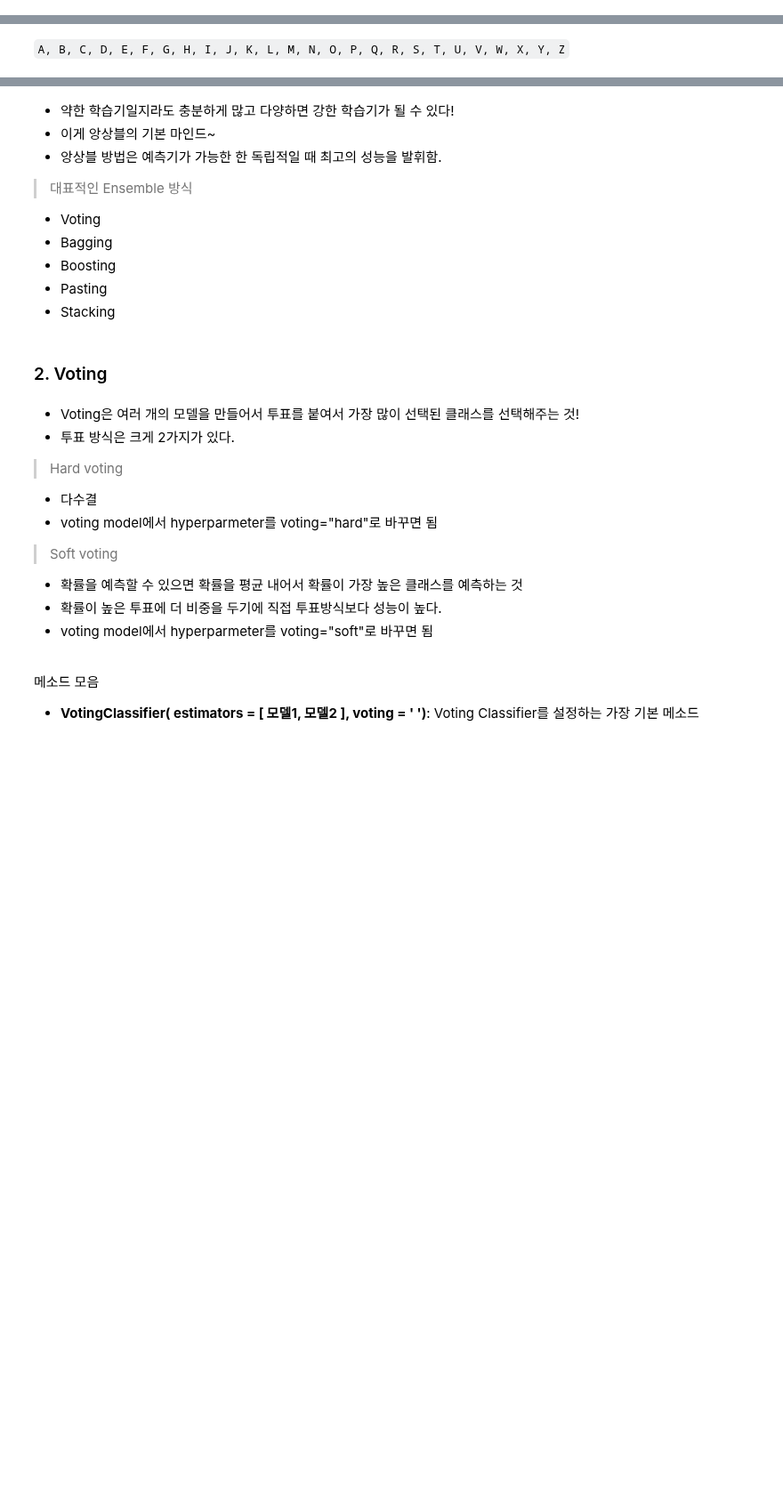
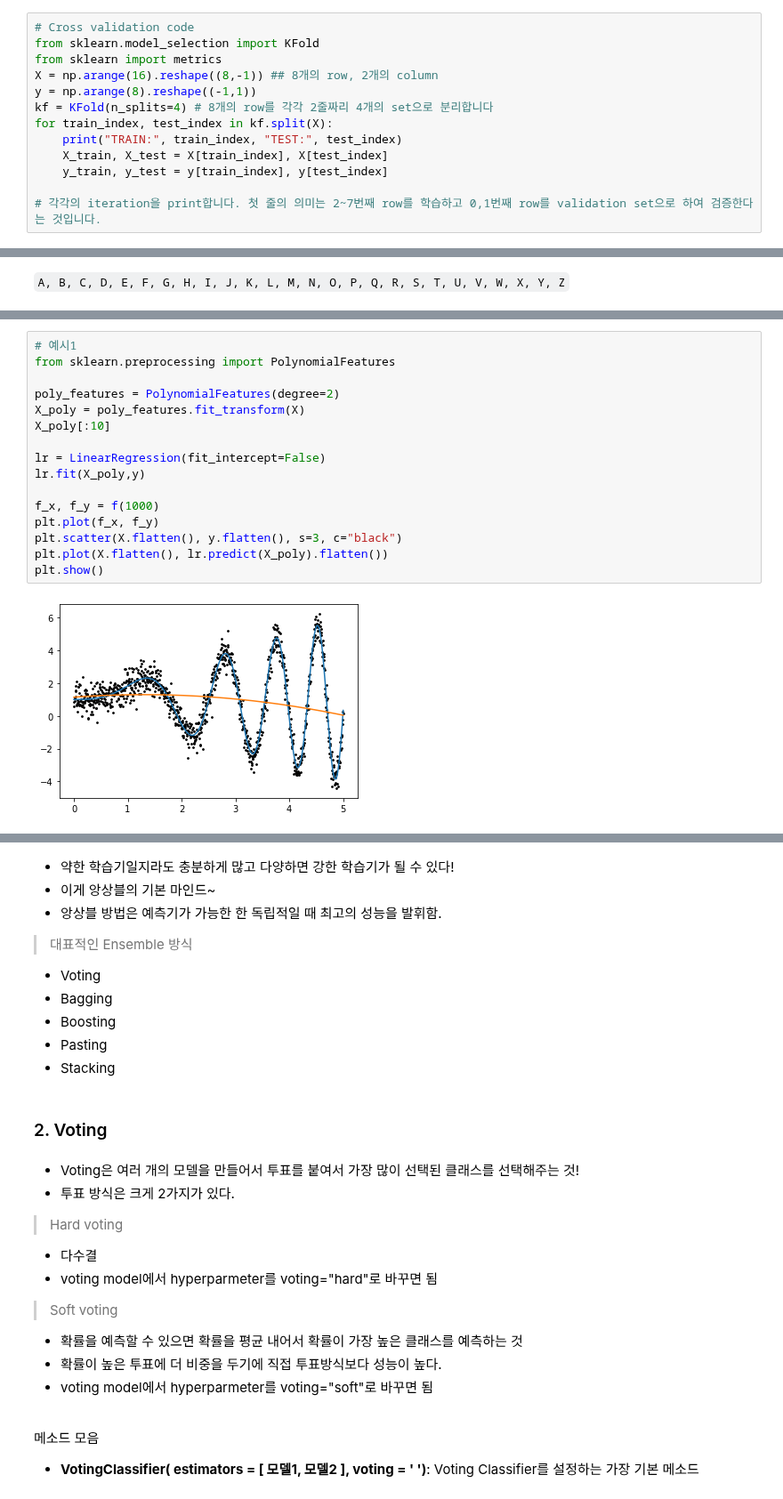
Before and after one commit to hw79chopin/Machine-Learning-Codebook, a Jupyter notebook: Machine_Learning_by_Hyun.ipynb, the cells around one changed output, grey strips where cells are left out. Shown at 89% size. Drawn from its saved outputs; the diff is of its cells as text; blank space fills up the shorter version.

```diff
--- a/Machine_Learning_by_Hyun.ipynb
+++ b/Machine_Learning_by_Hyun.ipynb
@@ -151,0 +1121,13 @@
+# %%
+# Cross validation code
+from sklearn.model_selection import KFold
+from sklearn import metrics
+X = np.arange(16).reshape((8,-1)) ## 8개의 row, 2개의 column
+y = np.arange(8).reshape((-1,1))
+kf = KFold(n_splits=4) # 8개의 row를 각각 2줄짜리 4개의 set으로 분리합니다
+for train_index, test_index in kf.split(X):
+    print("TRAIN:", train_index, "TEST:", test_index)
+    X_train, X_test = X[train_index], X[test_index]
+    y_train, y_test = y[train_index], y[test_index]
+
+# 각각의 iteration을 print합니다. 첫 줄의 의미는 2~7번째 row를 학습하고 0,1번째 row를 validation set으로 하여 검증한다는 것입니다.
@@ -376,0 +1949,18 @@ recall_score(y_true, y_pred)
+# %%
+# 예시1
+from sklearn.preprocessing import PolynomialFeatures
+
+poly_features = PolynomialFeatures(degree=2)
+X_poly = poly_features.fit_transform(X)
+X_poly[:10]
+
+lr = LinearRegression(fit_intercept=False)
+lr.fit(X_poly,y)
+
+f_x, f_y = f(1000)
+plt.plot(f_x, f_y)
+plt.scatter(X.flatten(), y.flatten(), s=3, c="black")
+plt.plot(X.flatten(), lr.predict(X_poly).flatten())
+plt.show()
+# %% [output]
+[figure, added]
```
Also changed, not shown: parts of 261 cells of this notebook.
